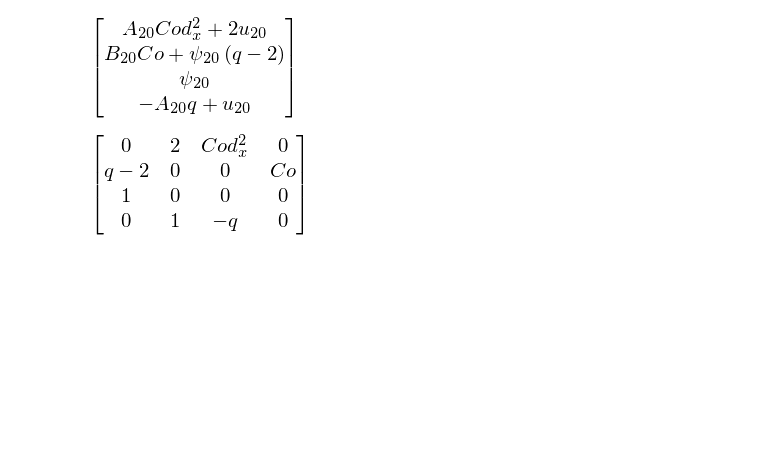
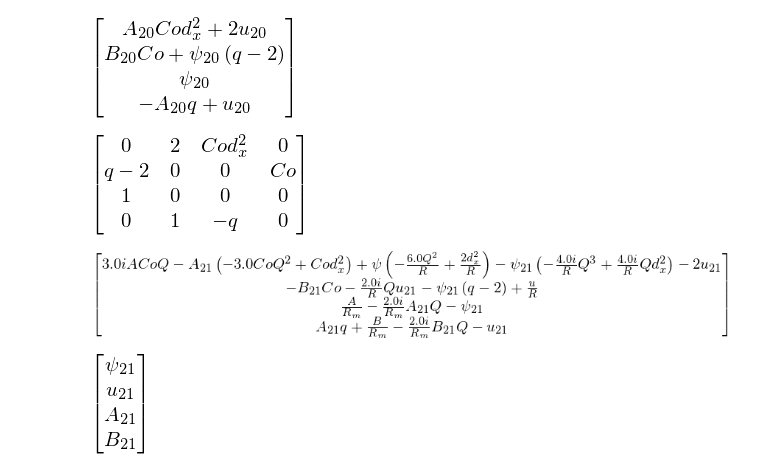
Before and after one commit to jsoishi/weakly_nonlinear_mri, a Jupyter notebook: python/adjoint solution.ipynb, the cells around one changed output. Saved outputs shown, nothing was run; the diff lists cells and outputs as text; code cells hidden in the pictures; blank space fills up the shorter version.

```diff
--- a/python/adjoint solution.ipynb
+++ b/python/adjoint solution.ipynb
@@ -371,3 +371,11 @@ L1*V20
 L1
 # %% [output]
 [figure]
+# %%
+(L2twiddle*V11).subs(dz, 1j*Q) - (L1twiddle*V21).subs(dz, 1j*Q)
+# %% [output]
+[figure, added]
+# %%
+V21
+# %% [output]
+[figure, added]
```
Also changed, not shown: 3 other files.
